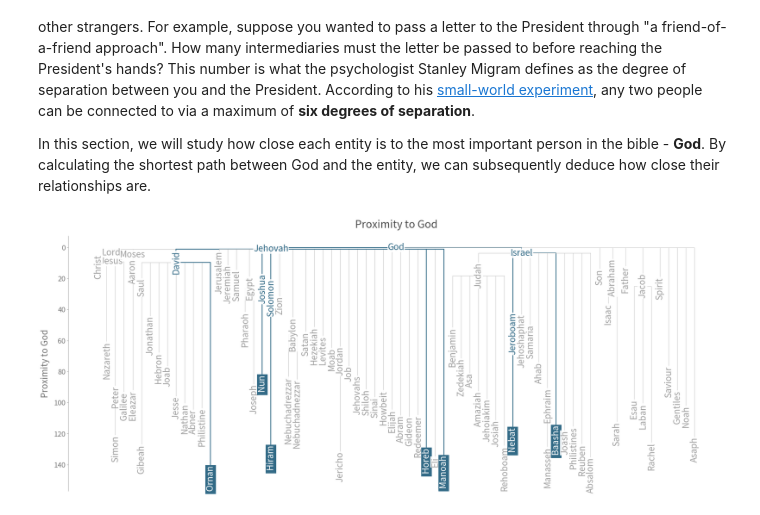
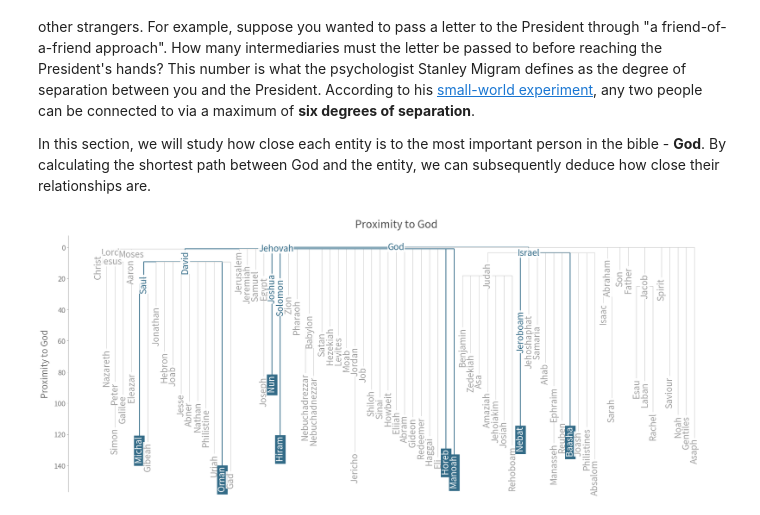
Before and after one commit to lemuelkumarga/bible-network, a Jupyter notebook: main.ipynb, the cells around one changed output. Drawn from its saved outputs; the diff is of its cells as text; code cells hidden in the pictures.

```diff
--- a/main.ipynb
+++ b/main.ipynb
@@ -33,7 +33,8 @@ _d.load({"pd":"pandas",
          "nx":"networkx",
          "pck":"pickle",
          "os":"os",
-         "sklearn":"sklearn"},
+         "sklearn":"sklearn",
+         "random":"random"},
          globals())
 
 # Load All Submodules
@@ -170,7 +171,7 @@ bible = pd.read_csv("data/t_asv.csv")\
           .agg({"c": pd.Series.nunique, "v": "size", "t":" ".join})\
           .rename(columns={"c": "Chapters","v": "Verses","t": "Text"})
 # Perform some cleaning
-bible['Text'] = bible['Text'].apply(lambda t: re.sub("[`']","",t))
+bible['Text'] = bible['Text'].apply(lambda t: re.sub("[`]|['][^s]","",t))
 
 # Join the remaining book statistics
 bible = bible.join(abb.set_index('b'), on='b')\
@@ -478,7 +479,8 @@ false_npp = ['O','Thou','Behold','Go','Thy','Ye','My','A','Yea','Thus','Come',
              'Bring','Oh','Remember','Did','Teacher','Sea','Whosoever','Do','Every','Unto','Know',
              'Are','Mine','See','Tell','Whoso','Gods','Wilt','Red','Holy','[',']','Mount', 'TR','Please',
              'Tent','Man','Passover','Meeting','Will','Again','Whoever','Savior','Ai','No','May','Heaven',
-             'Whose','unto','Ah','Bless','Ascribe','Return','Seek','Day','Night','journeyed','Sit']
+             'Whose','unto','Ah','Bless','Ascribe','Return','Seek','Day','Night','journeyed','Sit','Feed','Sirs','Prepare',
+             'Good','Follow','Psalmof','Render']
 # Extract Only Proper Nouns and Add Index
 proper_noun_tokens = OrderedDict((n, [(i, w) for i, w in wt if w not in false_npp]) for n, wt in proper_noun_tokens.items())
 # Print 100 Most Common Words after excluding False Proper Nouns
@@ -800,7 +802,7 @@ def proximity_tree(root_node="God",
                    max_distance = 150,
                    horizontal_nodes = ['God','Jehovah','Israel','Lord','Jesus','Moses'],
                    max_size_highlight = 30,
-                   exclude_highlight_nodes = ['Nazareth','Saviour','Redeemer']):
+                   exclude_highlight_nodes = ['Nazareth','Saviour','Redeemer','Haggai']):
 
     to_root = proximity_to[root_node]
 
@@ -869,34 +871,34 @@ def proximity_tree(root_node="God",
 
     # Plot vertices
     def plot_vertices():
         for n, p in pos.items():
 
             if (n in highlighted_nodes):
                 bg_color = _d.get_color(0)
                 color = _d.bg_color
                 prefix = " "
                 pad = 2
             else:
                 if (any(nx.has_path(G_to_root,n,hn) for hn in highlighted_nodes)):
                     color = _d.get_color(0)
                 else:
                     color = _d.fade_color(_d.txt_color,0.5)
                 bg_color = _d.bg_color + "dd"
                 prefix = ""
                 pad = 1
 
             plt.text(p[0],p[1],prefix + n,
                      size = 25,
                      rotation=0 if n in horizontal_nodes else 90,
                      ha='center',va='center',
                      bbox={'facecolor': bg_color,'edgecolor':'none','pad': pad},
                      color=color)
     plot_vertices()
 
 proximity_tree()
 plt.show()
 # %% [output]
-[figure, old version]
+[figure, new version]
 # %% [markdown]
 The chart above shows the entities which are within 150 distances away from God. Unsurprisingly, a lot of the major characters in the bible have close relationships with God (<span class="hl">Jesus, Moses, David, Abraham</span>).
 
```
Also changed, not shown: parts of 11 cells of this notebook, 2 other files.
